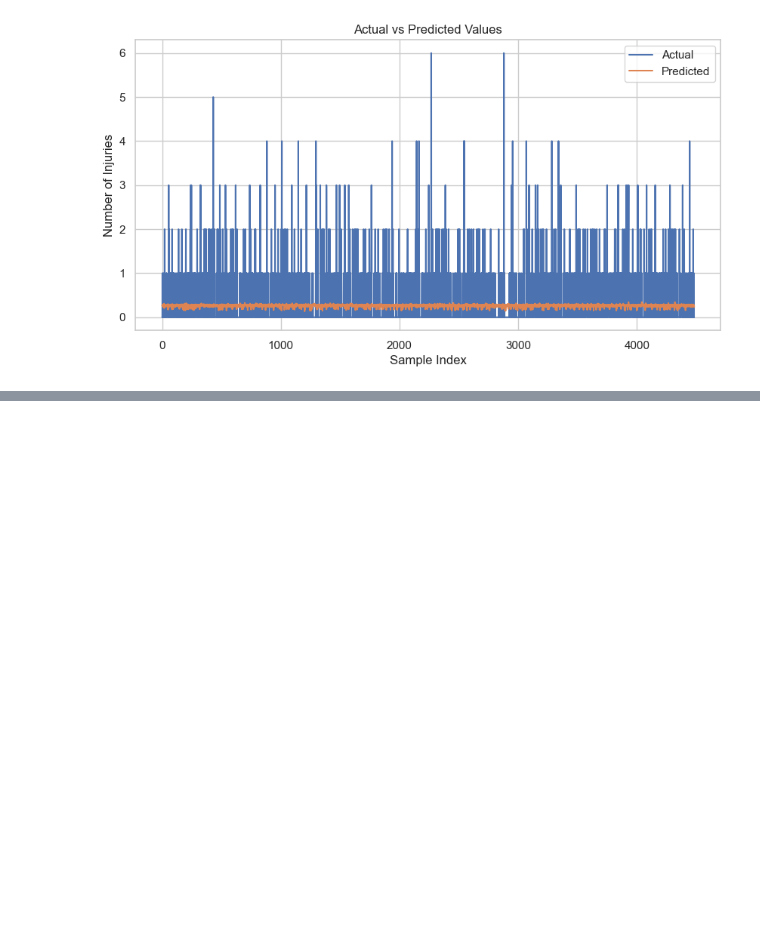
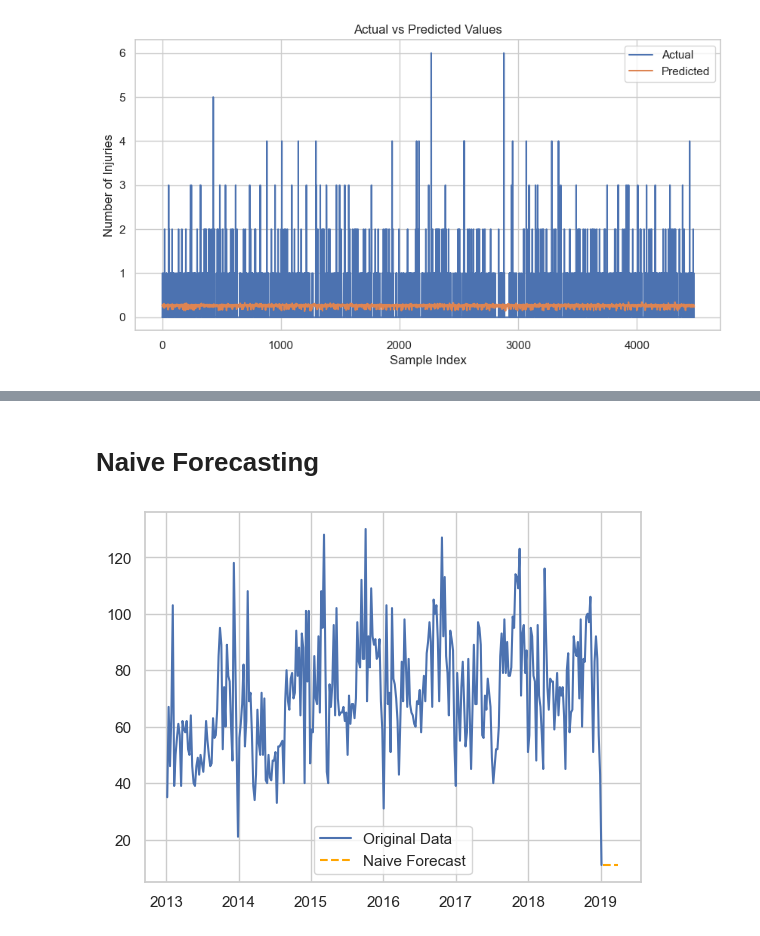
Before and after one commit to EgaTypeR/traffic-crash-forecasting, a Jupyter notebook: forcasting.ipynb, the cells around one changed output, grey strips where cells are left out. Saved outputs shown, nothing was run; the diff lists cells and outputs as text; code cells hidden in the pictures; blank space fills up the shorter version.

```diff
--- a/forcasting.ipynb
+++ b/forcasting.ipynb
@@ -303,0 +361,21 @@ plt.show()
+# %% [markdown]
+# Naive Forecasting
+# %%
+import pandas as pd
+import matplotlib.pyplot as plt
+steps = 12
+
+# Get the last observed value in the series
+last_observed_value = weekly_data['TOTAL_CRASHES'].iloc[-1]
+
+# Generate the forecast for the next 'steps' periods
+naive_forecast = pd.Series([last_observed_value] * steps,
+                           index=pd.date_range(start=weekly_data.index[-1], periods=steps + 1, freq='W')[1:])
+
+# Plot the original data and the forecast
+plt.plot(weekly_data['TOTAL_CRASHES'], label='Original Data')
+plt.plot(naive_forecast, label='Naive Forecast', linestyle='--', color = 'orange')
+plt.legend()
+plt.show()
+# %% [output]
+[figure, added]
```
Also changed, not shown: parts of 7 cells of this notebook.
